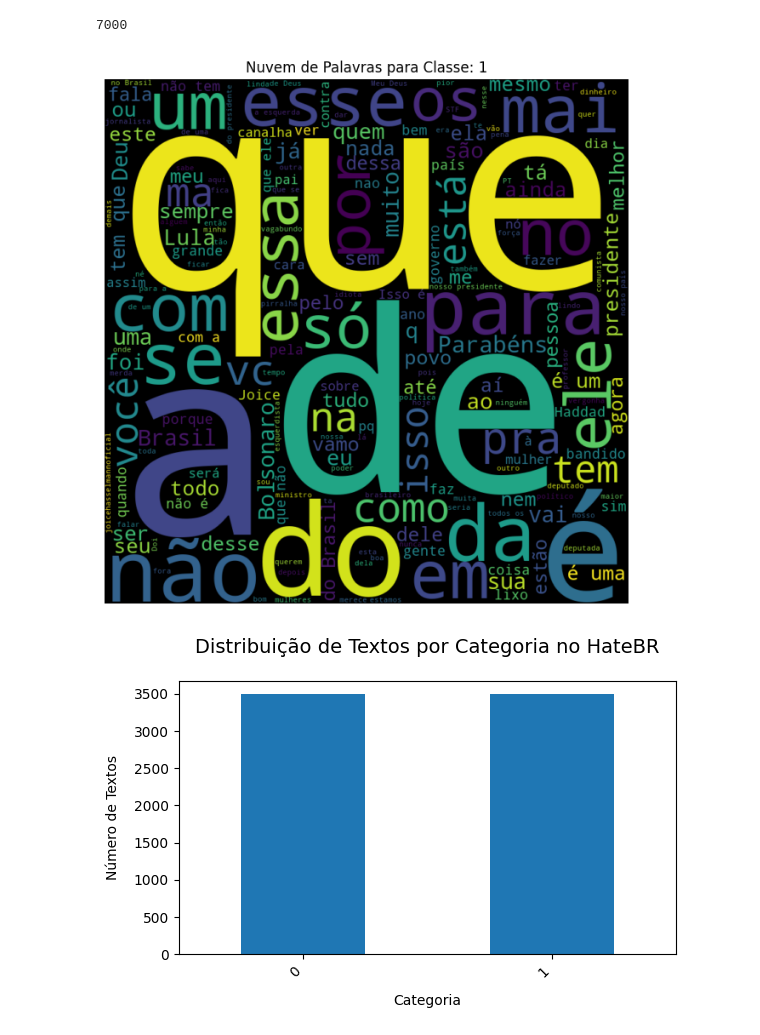
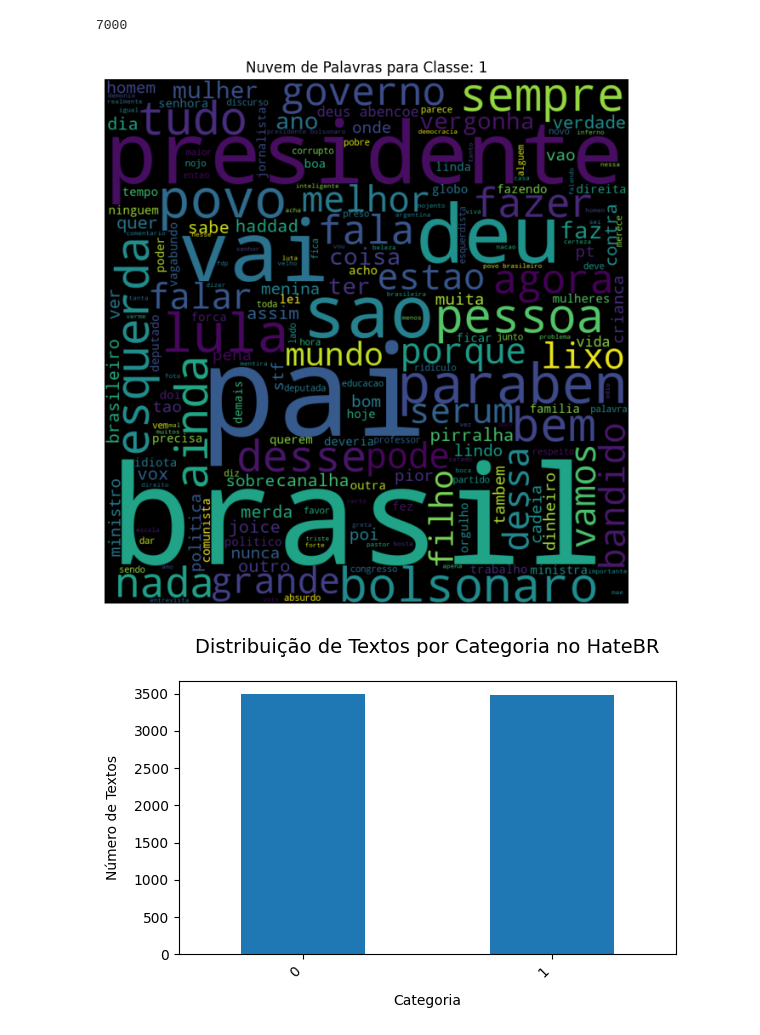
Before and after one commit to Matias-Andrade-Matheus/TCC-Disurso-de-Odio, a Jupyter notebook: códigos/testes_tutorial.ipynb, the cells around one changed output. Drawn from its saved outputs; the diff is of its cells as text; code cells hidden in the pictures.

Commit message:
resolução das stopwords

```diff
--- a/códigos/testes_tutorial.ipynb
+++ b/códigos/testes_tutorial.ipynb
@@ -58,38 +46,3 @@ url_pattern = re.compile(
-# %%
-# 2. Pré-processamento (corrigido) [99%]
-import unicodedata
-import string
-import re
-from nltk.stem import WordNetLemmatizer
-from nltk.corpus import stopwords
-
-def clean_text(text):
-    '''
-    Perform stop-words removal and lemmatization
-    '''
-
-    text = str(text)
-
-    text = text.lower()
-
-    text_normalize = unicodedata.normalize("NFKD", text)
-    text = ''.join(
-        char for char in text_normalize
-        if not unicodedata.combining(char)
-    )
-
-    text = text.encode('ascii', 'ignore').decode('utf-8')
-
-    text = re.sub(r'@\w+', '', text)
-
-    text = re.sub(f"[{re.escape(string.punctuation)}]", " ", text)
-
-    words = text.split()
-    words = [word for word in words if not re.search('https', word) == None]
-    words = [word for word in text.split() if word not in STOPWORDS_COMPLETA ]
-    words = [WordNetLemmatizer().lemmatize(word) for word in words]
-
-    return " ".join(words)
 # %%
 def remover_palavras_exatas(texto: str, palavras: list[str]) -> str:
     """
@@ -216,31 +210,31 @@ len(pandas.read_csv(dataset)[text_])
 # %% [output]
 7000
 # %%
-# 2.2.1. Data Exploration & Visualization (Word Cloud)[80%]
+# 2.2.1. Data Exploration & Visualization (Word Cloud)
 import pandas as pd
 import re
 from sklearn.model_selection import train_test_split
 
-classes = df['label_final'].unique()
+classes = df['label'].unique()
 random_class = classes[randrange(len(classes))]
 
-#class_text = ' '.join(df[df['label_final'] == random_class]['comentario'])
-class_text = ' '.join(df['comentario'])
+class_text = ' '.join(df[df['label'] == random_class]['text'])
+class_text = ' '.join(df['text'])
 
 # Gerar a nuvem de palavras
 wordcloud = WordCloud(width=800, height=800,
                          background_color='black',
                          stopwords="portuguese",
                          collocations=True).generate(class_text)
 
 # Plotar
 plt.figure(figsize=(8, 8))
 plt.imshow(wordcloud, interpolation='bilinear')
 plt.axis('off')
 plt.title(f'Nuvem de Palavras para Classe: {random_class}')
 plt.show()
 # %% [output]
-[figure, old version]
+[figure, new version]
 # %%
 # 2.2.2. Visualisation (Visualizing word count balance in bar chart) [99%]
 
```
Also changed, not shown: parts of 11 cells of this notebook.
